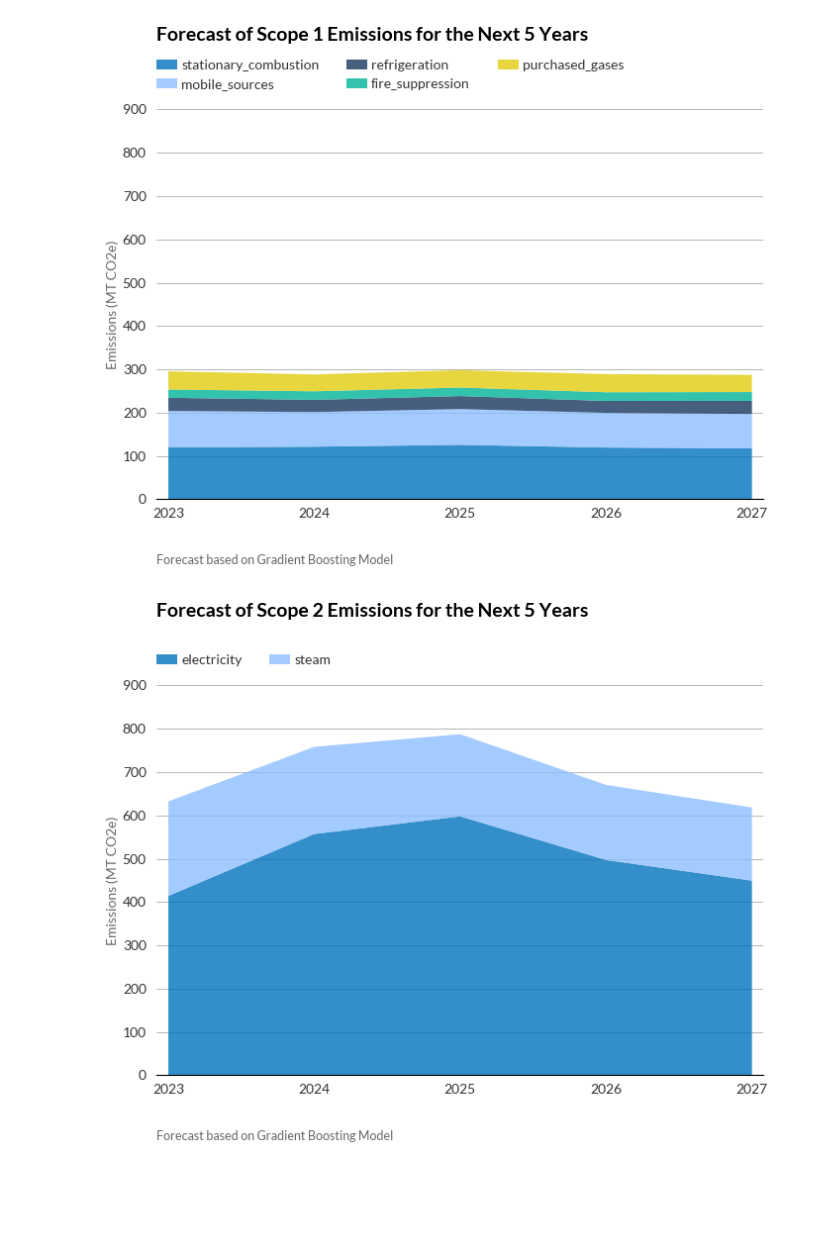
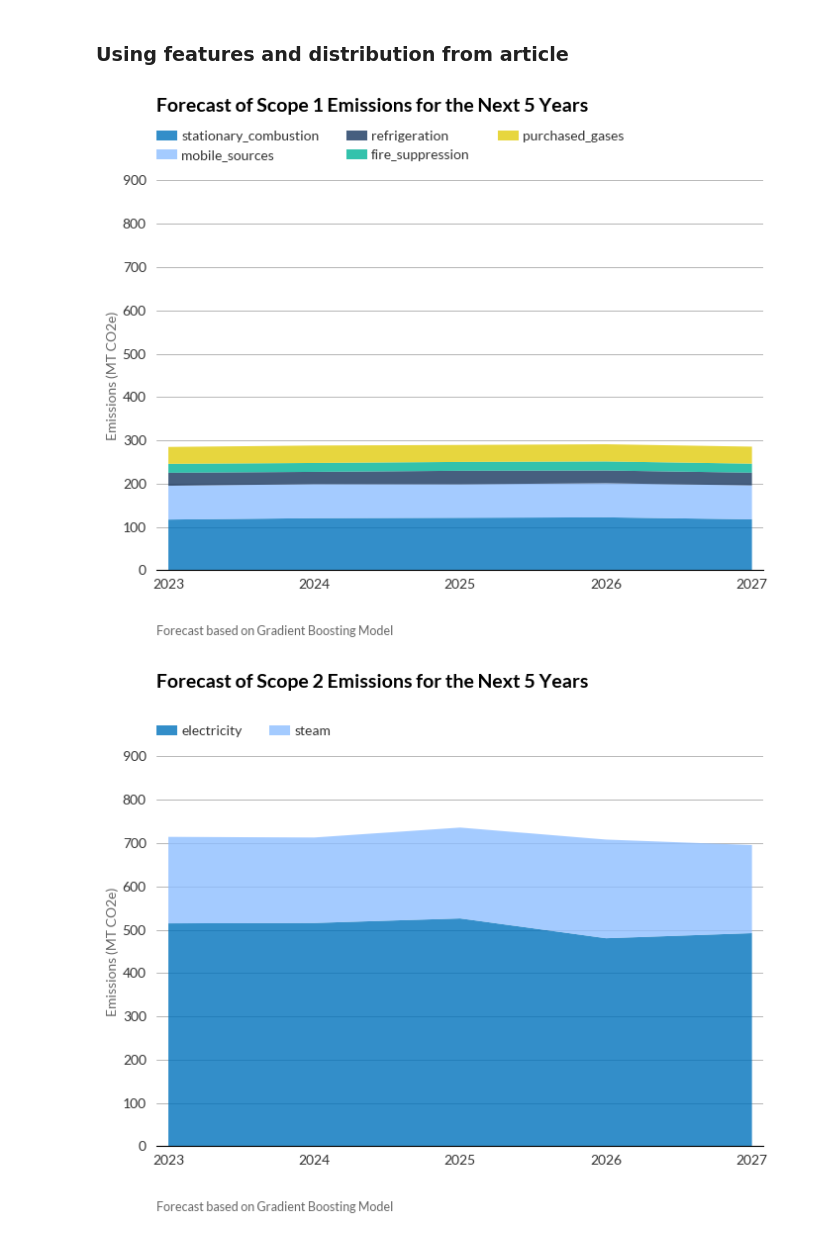
Before and after one commit to pemsherpa/Pema_ai-apps, a Jupyter notebook: co2emissions/basic_framework.ipynb, the cells around one changed output. Drawn from its saved outputs; the diff is of its cells as text; code cells hidden in the pictures; blank space fills up the shorter version.

Commit message:
added more sample features

```diff
--- a/co2emissions/basic_framework.ipynb
+++ b/co2emissions/basic_framework.ipynb
@@ -10,6 +11,8 @@ import xgboost as xgb
 import matplotlib.pyplot as plt
 
 #!pip install unhcrpyplotstyle
+# %% [markdown]
+### Using features and distribution from article
 # %%
 target_emissions_statistics = {
     'total_scope1': {
@@ -203,19 +272,22 @@ def plot_scope_forecast(df, scope):
 # %%
 historical_data = generate_historical_data()
 
-# randomly generate 1-year company data for example
-new_company_revenue = np.random.normal(1e6, 1e5, 1)[0]
+# sample_revenue = np.random.normal(1e6, 1e5, 1)[0] # randomly generate 1-year revenue data
+sample_features_dict = generate_feature_dataframe(target_feature_statistics, n=1).loc[0,:].to_dict() # randomly generate 1-year extra features data
 
+new_features = list(target_feature_statistics.keys())
 variables_dict = {
     'Scope 1': ['stationary_combustion', 'mobile_sources', 'refrigeration', 'fire_suppression', 'purchased_gases'],
     'Scope 2': ['electricity', 'steam'],
     'Scope 3': ['waste', 'business_travel', 'commuting', 'upstream_distribution']
 }
 
 for scope, emissions in variables_dict.items():
-    models = train_xgb_models(df=historical_data, feature_col=['revenue'], target_cols=emissions, scope=scope)
-    emissions_forecast = forecast_emissions(models, new_company_revenue)
+    # models = train_xgb_models(df=historical_data, feature_col=['revenue'], target_cols=emissions, scope=scope)
+    # emissions_forecast = forecast_emissions(models, sample_revenue)
+    models = train_xgb_models(df=historical_data, feature_col=new_features, target_cols=emissions, scope=scope)
+    emissions_forecast = forecast_emissions(models, sample_features_dict)
     plot_scope_forecast(emissions_forecast, scope)
 # %% [output]
-[figure, old version]
+[figure, new version]
-[figure, old version]
+[figure, new version]
```
Also changed, not shown: parts of 4 cells of this notebook.
